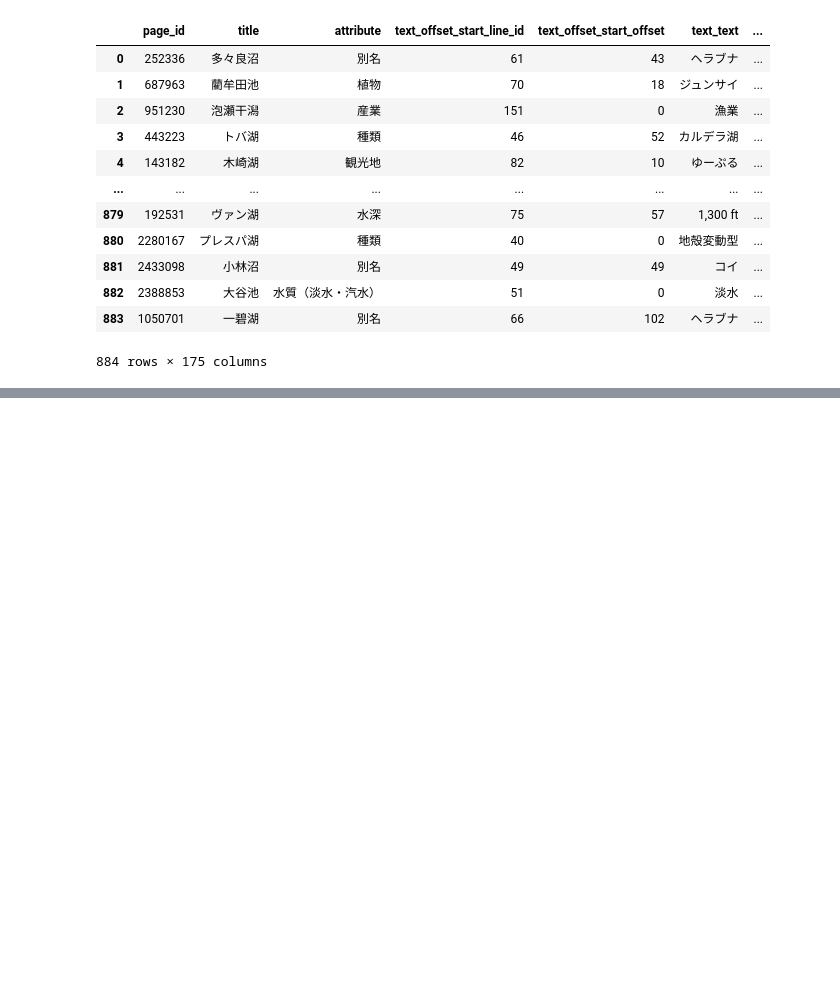
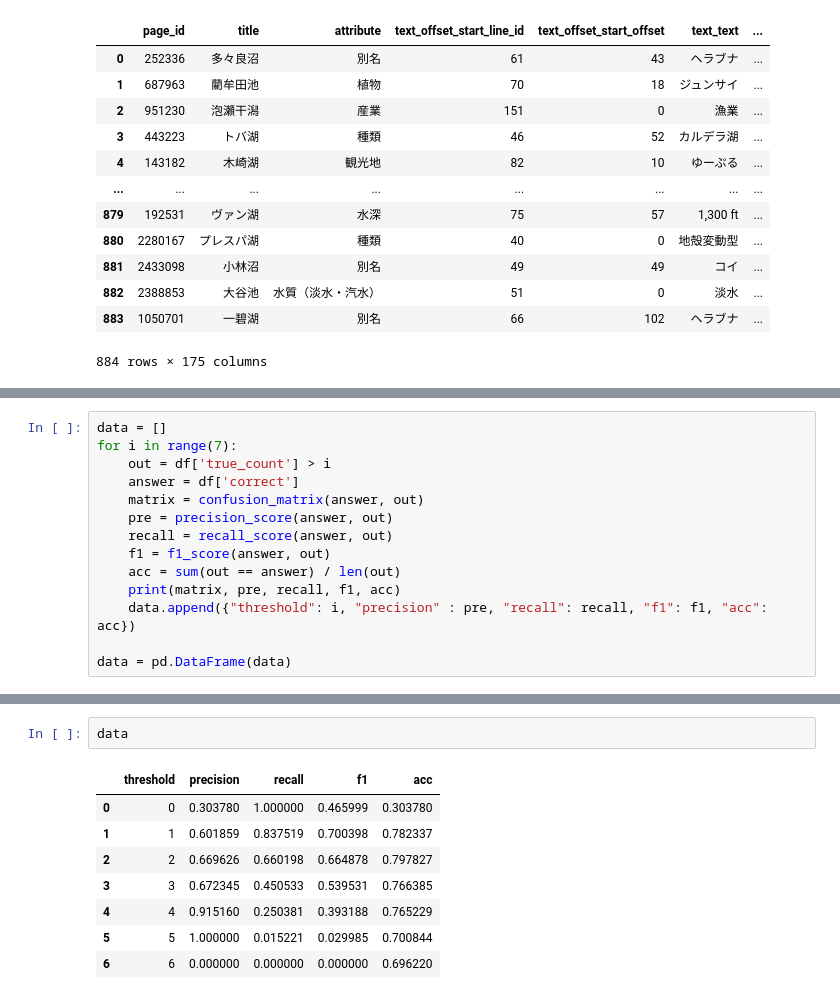
Before and after one commit to keimoriyama/baseline, a Jupyter notebook: data_check.ipynb, the cells around one changed output, grey strips where cells are left out. Cells and saved outputs as stored; diff of their text form; blank space fills up the shorter version.

```diff
--- a/data_check.ipynb
+++ b/data_check.ipynb
@@ -358,0 +342,14 @@ df
+# %%
+data = []
+for i in range(7):
+    out = df['true_count'] > i
+    answer = df['correct']
+    matrix = confusion_matrix(answer, out)
+    pre = precision_score(answer, out)
+    recall = recall_score(answer, out)
+    f1 = f1_score(answer, out)
+    acc = sum(out == answer) / len(out)
+    print(matrix, pre, recall, f1, acc)
+    data.append({"threshold": i, "precision" : pre, "recall": recall, "f1": f1, "acc": acc})
+
+data = pd.DataFrame(data)
@@ -358,0 +371,11 @@ df
+# %%
+data
+# %% [output]
+|  | threshold | precision | recall | f1 | acc |
+| 0 | 0 | 0.303780 | 1.000000 | 0.465999 | 0.303780 |
+| 1 | 1 | 0.601859 | 0.837519 | 0.700398 | 0.782337 |
+| 2 | 2 | 0.669626 | 0.660198 | 0.664878 | 0.797827 |
+| 3 | 3 | 0.672345 | 0.450533 | 0.539531 | 0.766385 |
+| 4 | 4 | 0.915160 | 0.250381 | 0.393188 | 0.765229 |
+| 5 | 5 | 1.000000 | 0.015221 | 0.029985 | 0.700844 |
+| 6 | 6 | 0.000000 | 0.000000 | 0.000000 | 0.696220 |
```
Also changed, not shown: parts of 15 cells of this notebook, 3 other files.
